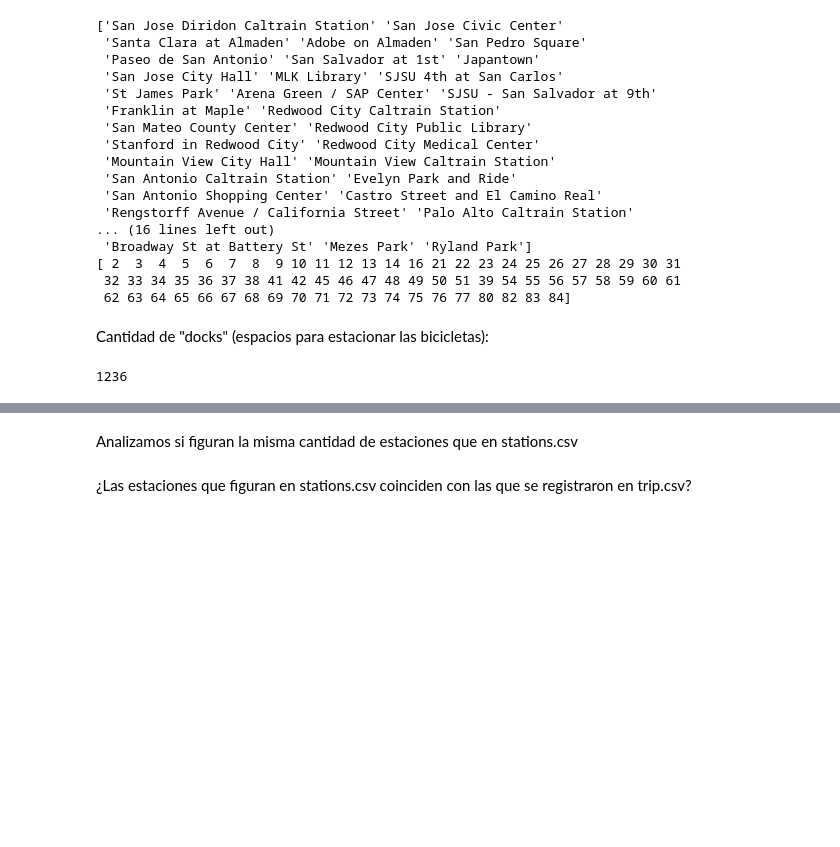
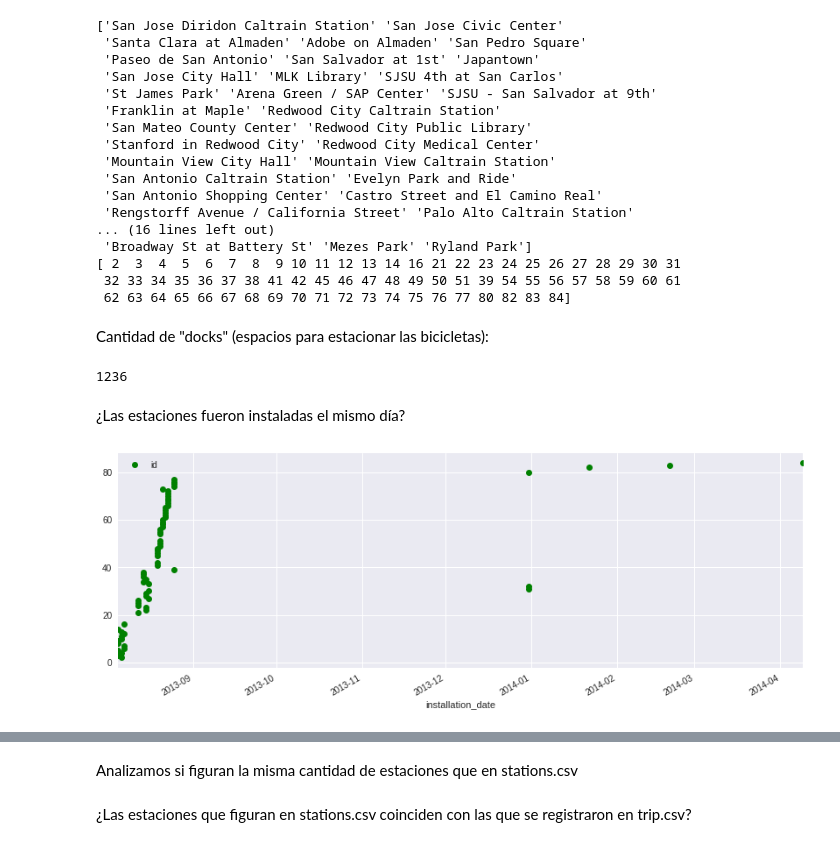
Before and after one commit to Gnahue/sanFranciscoBiclas, a Jupyter notebook: Analisis Exploratorio/AnalisisExploratorioTP1.ipynb, the cells around one changed output, grey strips where cells are left out. Saved outputs shown, nothing was run; the diff lists cells and outputs as text; code cells hidden in the pictures; blank space fills up the shorter version.

```diff
--- a/Analisis Exploratorio/AnalisisExploratorioTP1.ipynb
+++ b/Analisis Exploratorio/AnalisisExploratorioTP1.ipynb
@@ -62 +62,11 @@ print (str(stations.dock_count.sum()))
+# %% [markdown]
+¿Las estaciones fueron instaladas el mismo día?
+# %%
+stations_installed = stations
+stations_installed.installation_date = pd.to_datetime(stations_installed.installation_date, format='%m/%d/%Y') #Pase a formato datetime las fechas porque es mas comodo
+stations_installed.plot(x='installation_date' , y = 'id', style='go',figsize=(14,5))
+
+plt.show()
+# %% [output]
+[figure, added]
 # %%
```
Also changed, not shown: parts of 29 cells of this notebook, 1 other file.
